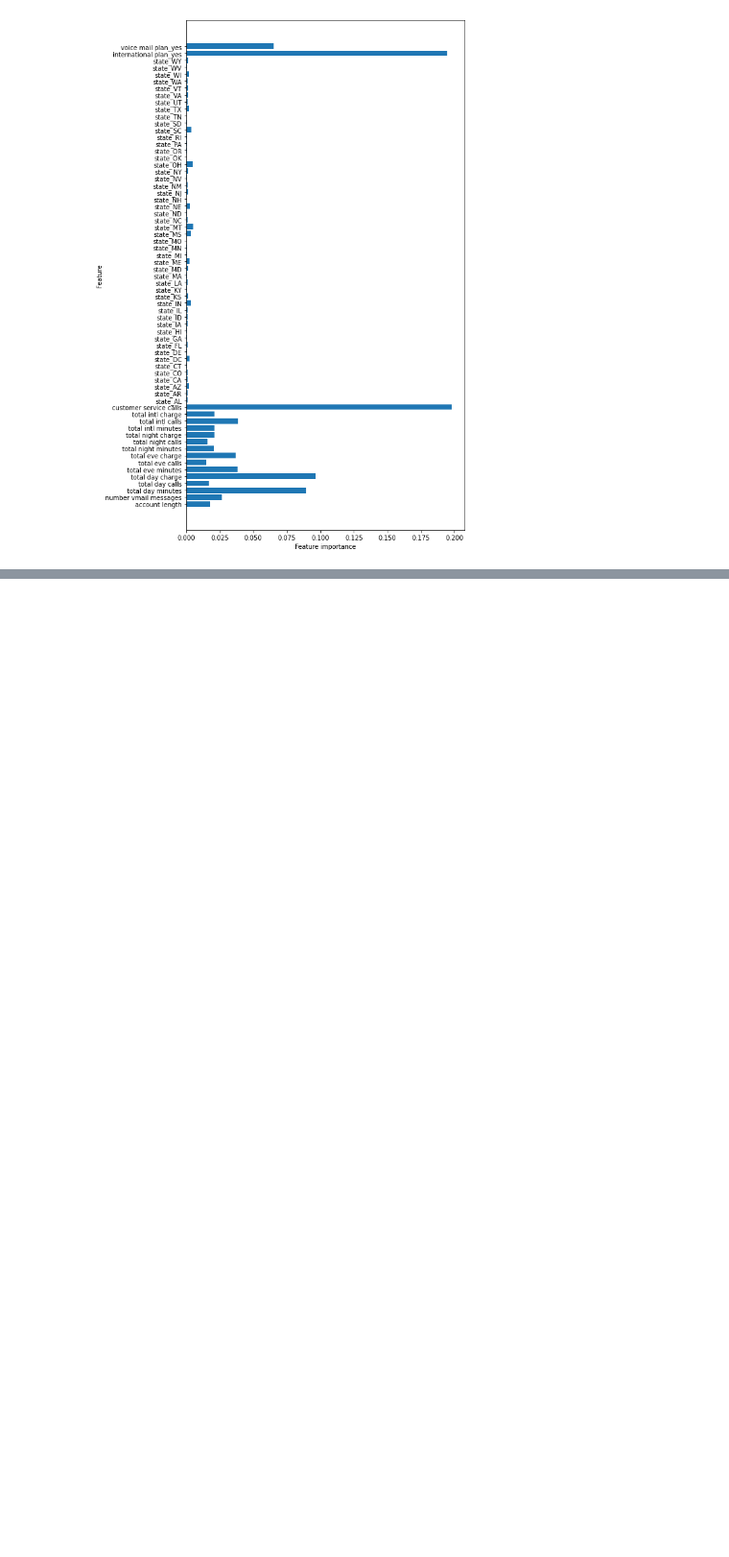
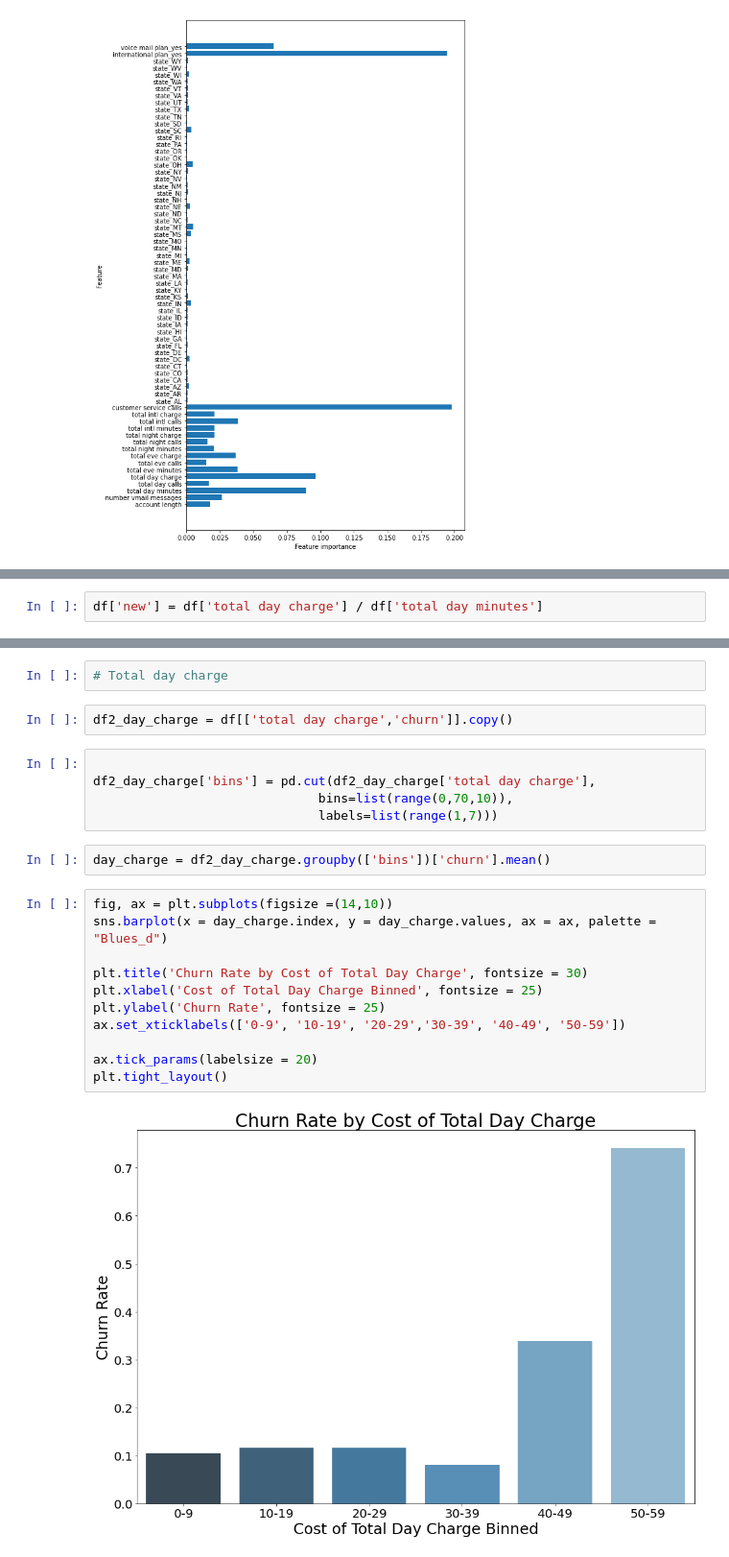
Before and after one commit to howen7/Predictive_Modeling, a Jupyter notebook: notebooks/exploratory/Hunter.ipynb, the cells around one changed output, grey strips where cells are left out. Shown at 96% size. Saved outputs shown, nothing was run; the diff lists cells and outputs as text; blank space fills up the shorter version.

```diff
--- a/notebooks/exploratory/Hunter.ipynb
+++ b/notebooks/exploratory/Hunter.ipynb
@@ -406,0 +443,2 @@ plot_feature_importances(forest2)
+# %%
+df['new'] = df['total day charge'] / df['total day minutes']
@@ -406,0 +457,24 @@ plot_feature_importances(forest2)
+# %%
+# Total day charge
+# %%
+df2_day_charge = df[['total day charge','churn']].copy()
+# %%
+
+df2_day_charge['bins'] = pd.cut(df2_day_charge['total day charge'],
+                              bins=list(range(0,70,10)),
+                              labels=list(range(1,7)))
+# %%
+day_charge = df2_day_charge.groupby(['bins'])['churn'].mean()
+# %%
+fig, ax = plt.subplots(figsize =(14,10))
+sns.barplot(x = day_charge.index, y = day_charge.values, ax = ax, palette = "Blues_d")
+
+plt.title('Churn Rate by Cost of Total Day Charge', fontsize = 30)
+plt.xlabel('Cost of Total Day Charge Binned', fontsize = 25)
+plt.ylabel('Churn Rate', fontsize = 25)
+ax.set_xticklabels(['0-9', '10-19', '20-29','30-39', '40-49', '50-59'])
+
+ax.tick_params(labelsize = 20)
+plt.tight_layout()
+# %% [output]
+[figure, added]
```
Also changed, not shown: parts of 23 cells of this notebook.
